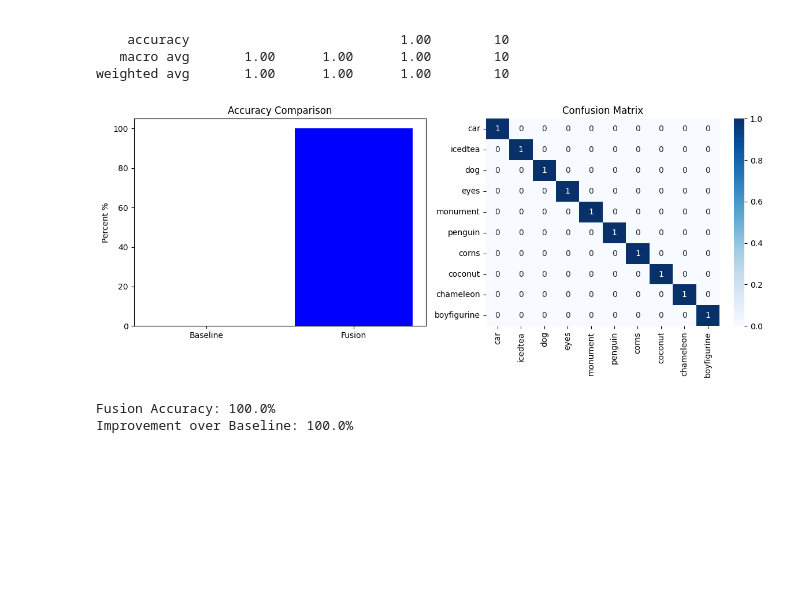
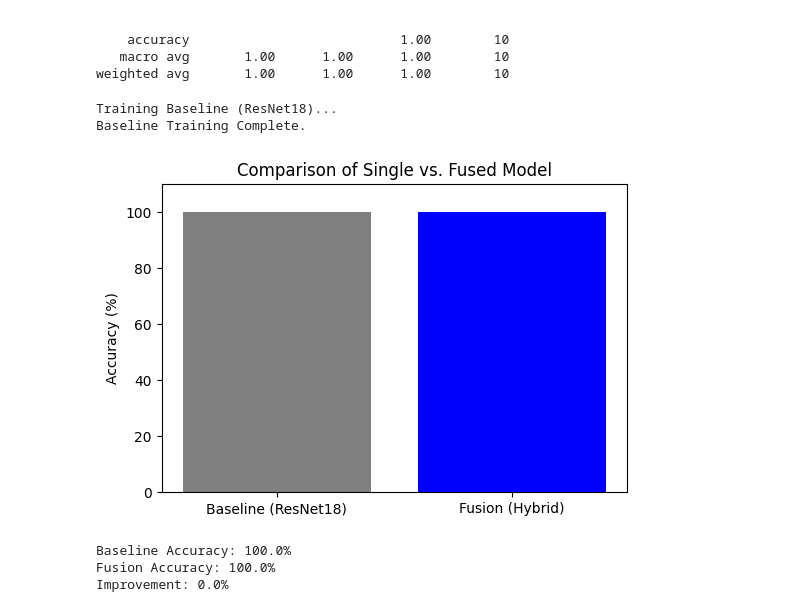
Before and after one commit to Amper2B/GVC_MiniCaseStudy, a Jupyter notebook: FusionModel.ipynb, the cells around one changed output. Drawn from its saved outputs; the diff is of its cells as text; code cells hidden in the pictures; blank space fills up the shorter version.

```diff
--- a/FusionModel.ipynb
+++ b/FusionModel.ipynb
@@ -180,60 +222,59 @@ print(classification_report(all_labels, all_preds, target_names=dataset.classes)
     accuracy                           1.00        10
    macro avg       1.00      1.00      1.00        10
 weighted avg       1.00      1.00      1.00        10
+# %%
+
+# Initialize Baseline (ResNet18 only)
+baseline_model = models.resnet18(weights='DEFAULT')
+baseline_model.fc = nn.Linear(512, len(object_names))
+
+# Training Setup
+b_criterion = nn.CrossEntropyLoss()
+b_optimizer = torch.optim.Adam(baseline_model.parameters(), lr=0.001)
+
+print("Training Baseline (ResNet18)...")
+for epoch in range(15):
+    for images, labels in loader:
+        b_optimizer.zero_grad()
+        outputs = baseline_model(images)
+        loss = b_criterion(outputs, labels)
+        loss.backward()
+        b_optimizer.step()
+print("Baseline Training Complete.")
+# %% [output]
+Training Baseline (ResNet18)...
+Baseline Training Complete.
 # %%
-import torch
-import torch.nn as nn
-from torchvision import models, datasets, transforms
-from torch.utils.data import DataLoader
-import matplotlib.pyplot as plt
-import seaborn as sns
-from sklearn.metrics import confusion_matrix
 
-# 1. Baseline Model (ResNet18 only)
-baseline = models.resnet18(weights='DEFAULT')
-baseline.fc = nn.Linear(512, len(object_names))
-
-# 2. Evaluation Function
-def evaluate_model(m, data_loader):
+def get_acc(m):
     m.eval()
     correct = 0
     total = 0
-    all_preds = []
-    all_labels = []
     with torch.no_grad():
-        for images, labels in data_loader:
+        for images, labels in loader:
             outputs = m(images)
             _, predicted = torch.max(outputs.data, 1)
             total += labels.size(0)
             correct += (predicted == labels).sum().item()
-            all_preds.extend(predicted.numpy())
-            all_labels.extend(labels.numpy())
-    return 100 * correct / total, all_labels, all_preds
+    return (correct / total) * 100
 
-# 3. Get Results
-fusion_acc, labels, preds = evaluate_model(model, loader)
-base_acc, _, _ = evaluate_model(baseline, loader)
+# Get both scores
+base_acc = get_acc(baseline_model)
+fusion_acc = get_acc(model) # Your already trained Fusion model
 
-# 4. Success Visualization
-plt.figure(figsize=(12, 5))
-
-# Plot A: Comparison
-plt.subplot(1, 2, 1)
-plt.bar(['Baseline', 'Fusion'], [base_acc, fusion_acc], color=['gray', 'blue'])
-plt.title('Accuracy Comparison')
-plt.ylabel('Percent %')
-
-# Plot B: Confusion Matrix
-plt.subplot(1, 2, 2)
-cm = confusion_matrix(labels, preds)
-sns.heatmap(cm, annot=True, xticklabels=object_names, yticklabels=object_names, cmap='Blues')
-plt.title('Confusion Matrix')
-plt.tight_layout()
+# Plot results
+plt.figure(figsize=(6, 4))
+plt.bar(['Baseline (ResNet18)', 'Fusion (Hybrid)'], [base_acc, fusion_acc], color=['gray', 'blue'])
+plt.ylabel('Accuracy (%)')
+plt.title('Comparison of Single vs. Fused Model')
+plt.ylim(0, 110)
 plt.show()
 
+print(f"Baseline Accuracy: {base_acc}%")
 print(f"Fusion Accuracy: {fusion_acc}%")
-print(f"Improvement over Baseline: {fusion_acc - base_acc}%")
+print(f"Improvement: {fusion_acc - base_acc}%")
 # %% [output]
-[figure, old version]
+[figure, new version]
+Baseline Accuracy: 100.0%
 Fusion Accuracy: 100.0%
-Improvement over Baseline: 100.0%
+Improvement: 0.0%
```
Also changed, not shown: parts of 5 cells of this notebook.
